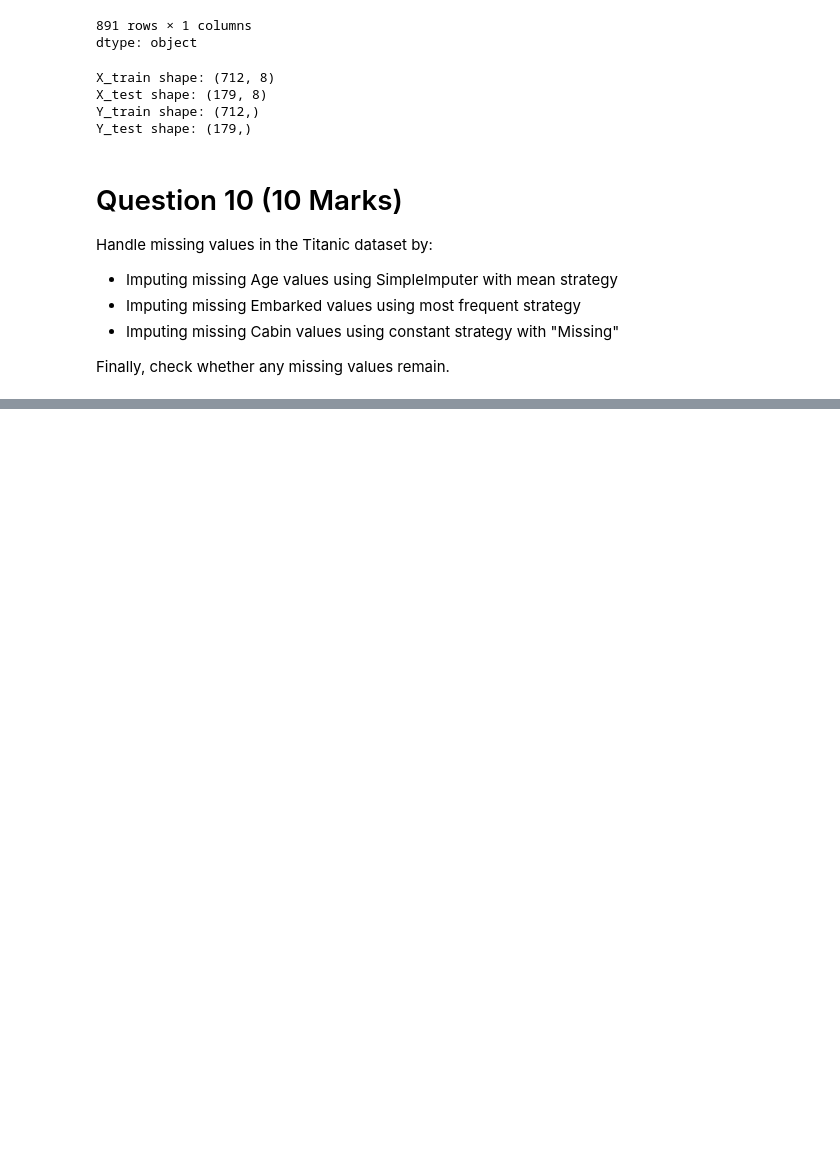
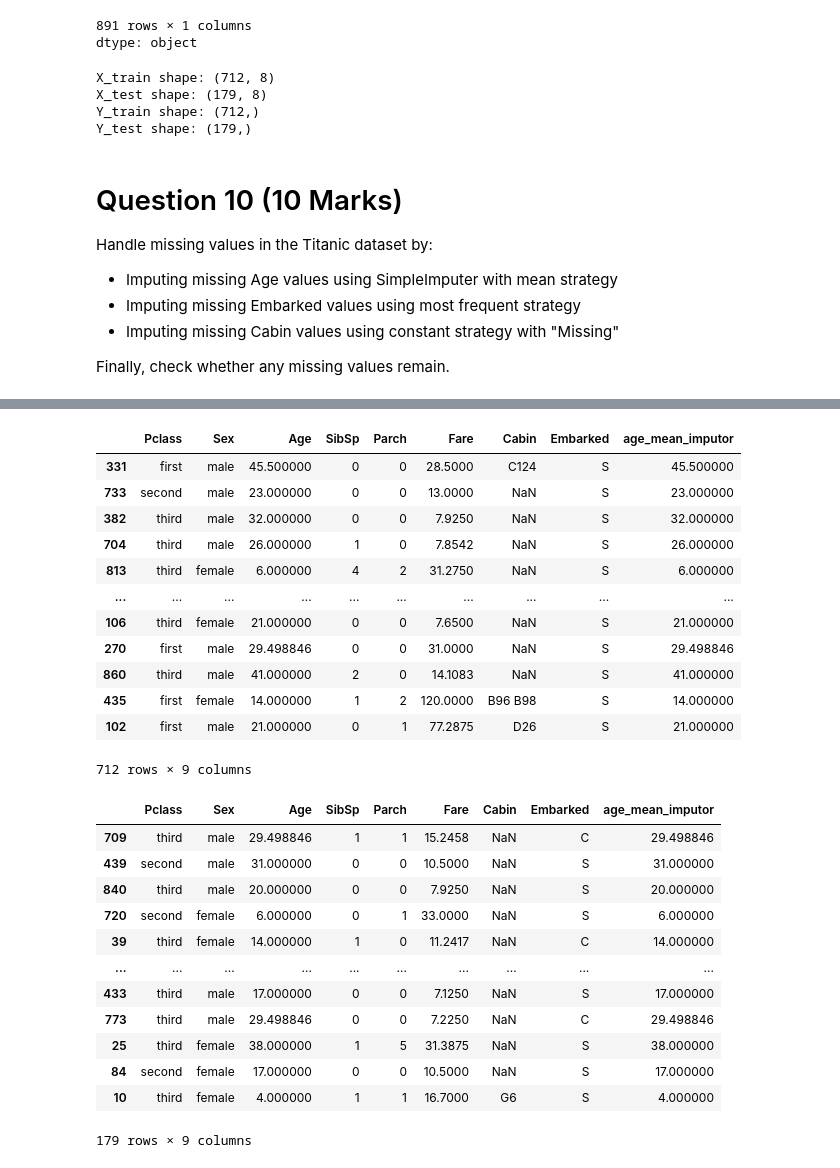
Before and after one commit to Radiat09/colab, a Jupyter notebook: ML_Assignment_01_ans.ipynb, the cells around one changed output, grey strips where cells are left out. Drawn from its saved outputs; the diff is of its cells as text; code cells hidden in the pictures; blank space fills up the shorter version.

```diff
--- a/ML_Assignment_01_ans.ipynb
+++ b/ML_Assignment_01_ans.ipynb
@@ -352,0 +394,41 @@ Finally, check whether any missing values remain.
+# %%
+# Imputing missing Embarked values using most frequent strategy
+
+
+embark_imputer = SimpleImputer(missing_values=np.nan, strategy="most_frequent")
+
+embark_imputer.fit(X_train[["Embarked"]])
+
+X_train['Embarked'] = embark_imputer.transform(X_train[["Embarked"]]).ravel()
+
+X_test['Embarked'] = embark_imputer.transform(X_test[["Embarked"]]).ravel()
+
+display(X_train)
+display(X_test)
+# %% [output]
+|  | Pclass | Sex | Age | SibSp | Parch | Fare | Cabin | Embarked | age_mean_imputor |
+| 331 | first | male | 45.500000 | 0 | 0 | 28.5000 | C124 | S | 45.500000 |
+| 733 | second | male | 23.000000 | 0 | 0 | 13.0000 | NaN | S | 23.000000 |
+| 382 | third | male | 32.000000 | 0 | 0 | 7.9250 | NaN | S | 32.000000 |
+| 704 | third | male | 26.000000 | 1 | 0 | 7.8542 | NaN | S | 26.000000 |
+| 813 | third | female | 6.000000 | 4 | 2 | 31.2750 | NaN | S | 6.000000 |
+| ... | ... | ... | ... | ... | ... | ... | ... | ... | ... |
+| 106 | third | female | 21.000000 | 0 | 0 | 7.6500 | NaN | S | 21.000000 |
+| 270 | first | male | 29.498846 | 0 | 0 | 31.0000 | NaN | S | 29.498846 |
+| 860 | third | male | 41.000000 | 2 | 0 | 14.1083 | NaN | S | 41.000000 |
+| 435 | first | female | 14.000000 | 1 | 2 | 120.0000 | B96 B98 | S | 14.000000 |
+| 102 | first | male | 21.000000 | 0 | 1 | 77.2875 | D26 | S | 21.000000 |
+712 rows × 9 columns
+|  | Pclass | Sex | Age | SibSp | Parch | Fare | Cabin | Embarked | age_mean_imputor |
+| 709 | third | male | 29.498846 | 1 | 1 | 15.2458 | NaN | C | 29.498846 |
+| 439 | second | male | 31.000000 | 0 | 0 | 10.5000 | NaN | S | 31.000000 |
+| 840 | third | male | 20.000000 | 0 | 0 | 7.9250 | NaN | S | 20.000000 |
+| 720 | second | female | 6.000000 | 0 | 1 | 33.0000 | NaN | S | 6.000000 |
+| 39 | third | female | 14.000000 | 1 | 0 | 11.2417 | NaN | C | 14.000000 |
+| ... | ... | ... | ... | ... | ... | ... | ... | ... | ... |
+| 433 | third | male | 17.000000 | 0 | 0 | 7.1250 | NaN | S | 17.000000 |
+| 773 | third | male | 29.498846 | 0 | 0 | 7.2250 | NaN | C | 29.498846 |
+| 25 | third | female | 38.000000 | 1 | 5 | 31.3875 | NaN | S | 38.000000 |
+| 84 | second | female | 17.000000 | 0 | 0 | 10.5000 | NaN | S | 17.000000 |
+| 10 | third | female | 4.000000 | 1 | 1 | 16.7000 | G6 | S | 4.000000 |
+179 rows × 9 columns
```
Also changed, not shown: parts of 4 cells of this notebook.
